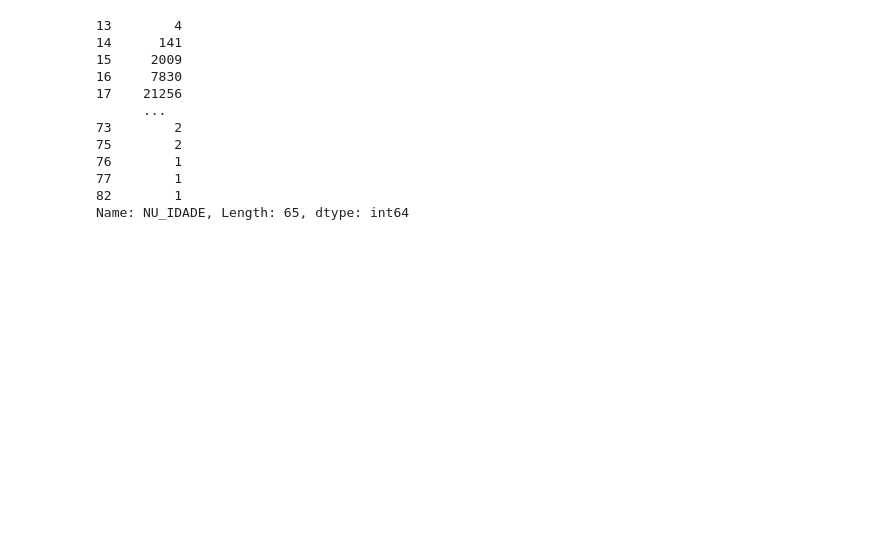
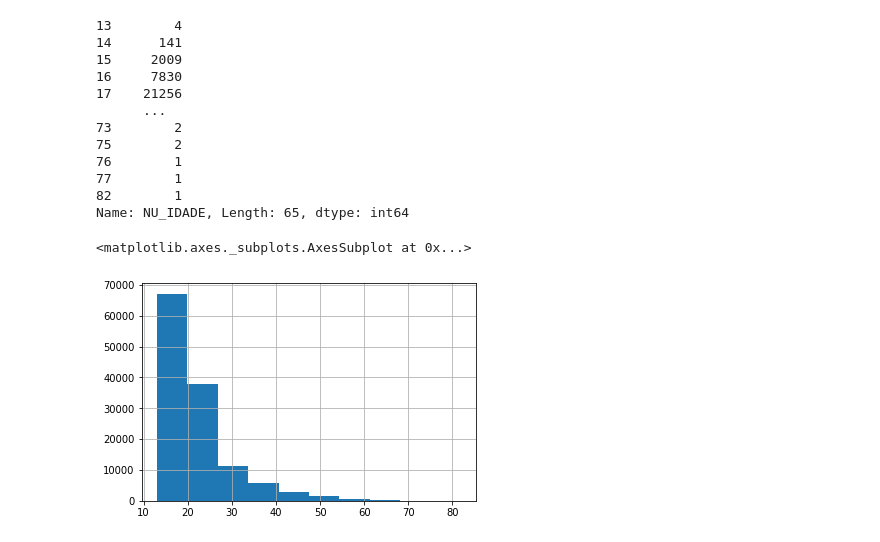
Before and after one commit to audreyemmely/alura-data-immersion, a Jupyter notebook: aula01_desafio01.ipynb, the cells around one changed output. Saved outputs shown, nothing was run; the diff lists cells and outputs as text; code cells hidden in the pictures; blank space fills up the shorter version.

Commit message:
plotando histograma das idades

```diff
--- a/aula01_desafio01.ipynb
+++ b/aula01_desafio01.ipynb
@@ -128,3 +128,8 @@ dados["NU_IDADE"].value_counts().sort_index()
 77        1
 82        1
 Name: NU_IDADE, Length: 65, dtype: int64
+# %%
+dados["NU_IDADE"].hist()
+# %% [output]
+<matplotlib.axes._subplots.AxesSubplot at 0x...>
+[figure, added]
```
Also changed, not shown: parts of 1 cell of this notebook.
